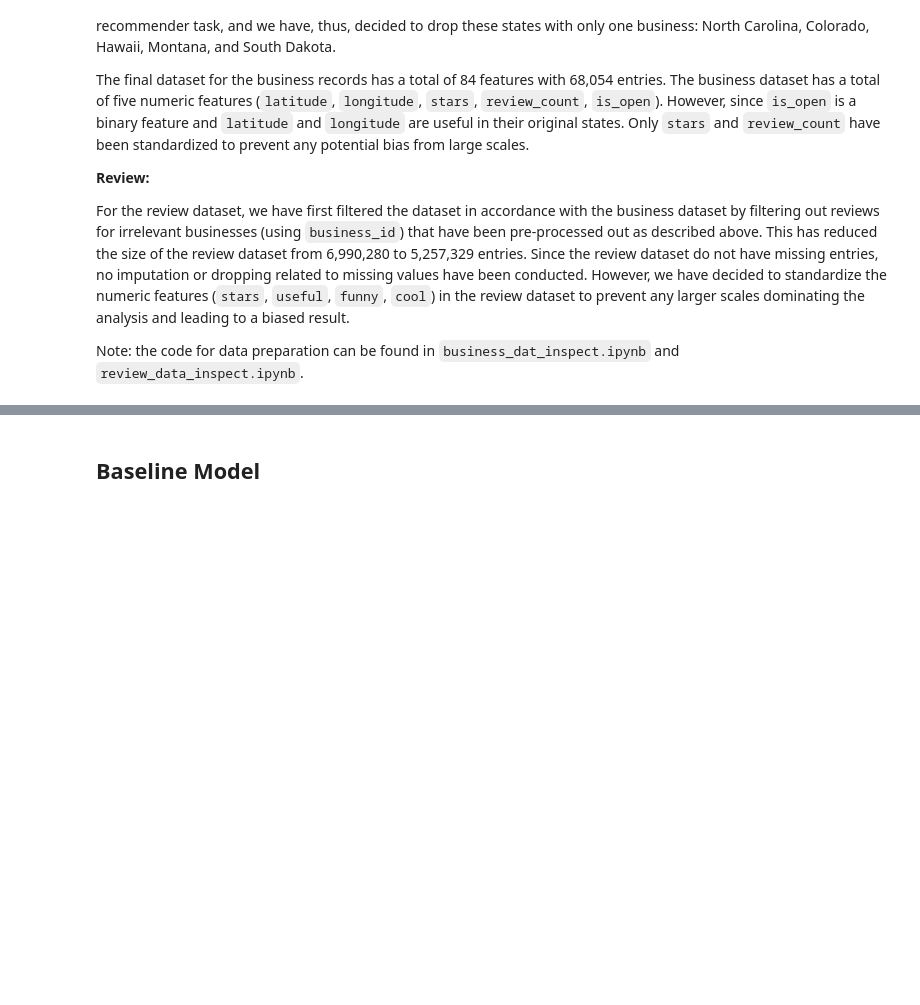
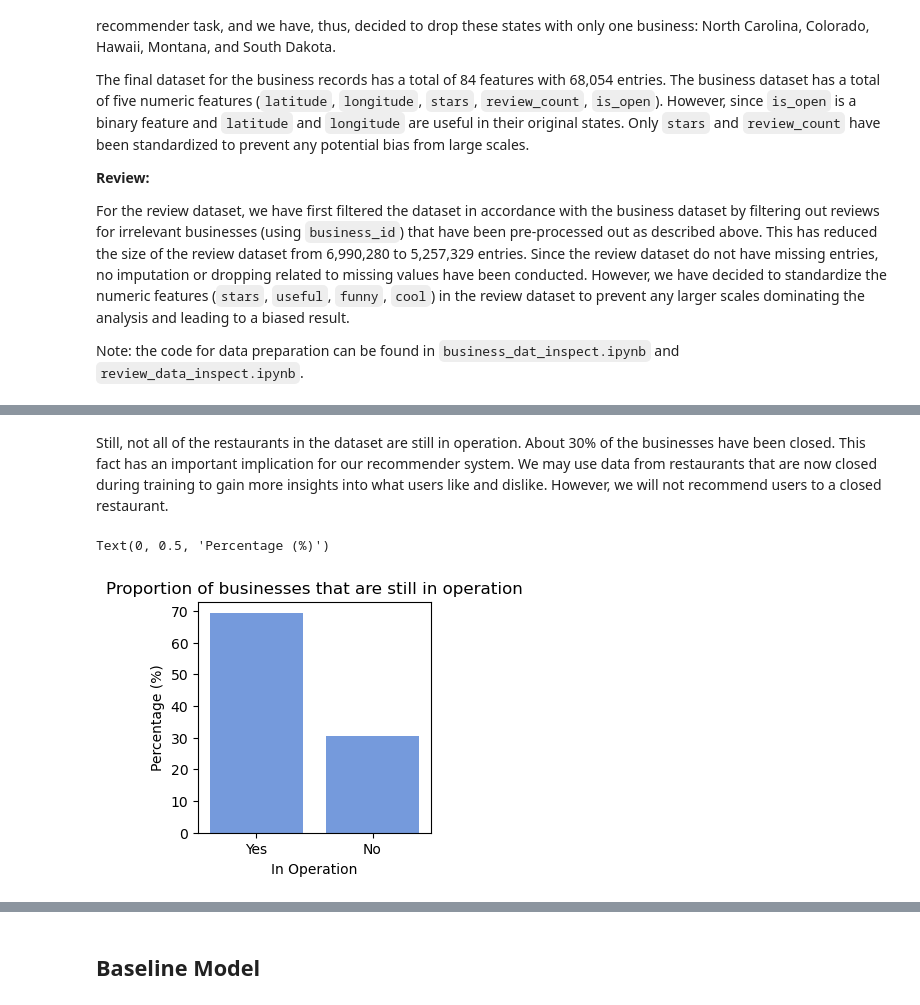
Before and after one commit to 98mina2/FP209b, a Jupyter notebook: recommender_system_report.ipynb, the cells around one changed output, grey strips where cells are left out. Cells and saved outputs as stored; diff of their text form; code cells hidden in the pictures; blank space fills up the shorter version.

```diff
--- a/recommender_system_report.ipynb
+++ b/recommender_system_report.ipynb
@@ -74,0 +131,21 @@ In terms of the balance of the dataset, there is an imbalance since some restaur
+# %% [markdown]
+Still, not all of the restaurants in the dataset are still in operation. About 30% of the businesses have been closed. This fact has an important implication for our recommender system. We may use data from restaurants that are now closed during training to gain more insights into what users like and dislike. However, we will not recommend users to a closed restaurant.
+# %%
+# proportion of businesses that are still in operation
+in_oper = busi_df['is_open'].value_counts(normalize = True, sort = True, dropna = False)
+in_oper = in_oper.to_frame().reset_index()
+in_oper.rename(columns = {'is_open': 'proportion', 'index' : 'in operation'}, inplace = True)
+in_oper['in operation'] = in_oper['in operation'].map({1: "Yes", 0: "No"})
+in_oper['proportion'] = in_oper['proportion'] * 100
+
+fig, ax = plt.subplots(figsize = (3, 3))
+sns.barplot(data = in_oper,
+            x = 'in operation', y = "proportion",
+            order = ['Yes', 'No'],
+            color = "cornflowerblue")
+plt.title("Proportion of businesses that are still in operation")
+plt.xlabel("In Operation")
+plt.ylabel("Percentage (%)")
+# %% [output]
+Text(0, 0.5, 'Percentage (%)')
+[figure, added]
```
Also changed, not shown: parts of 10 cells of this notebook.
